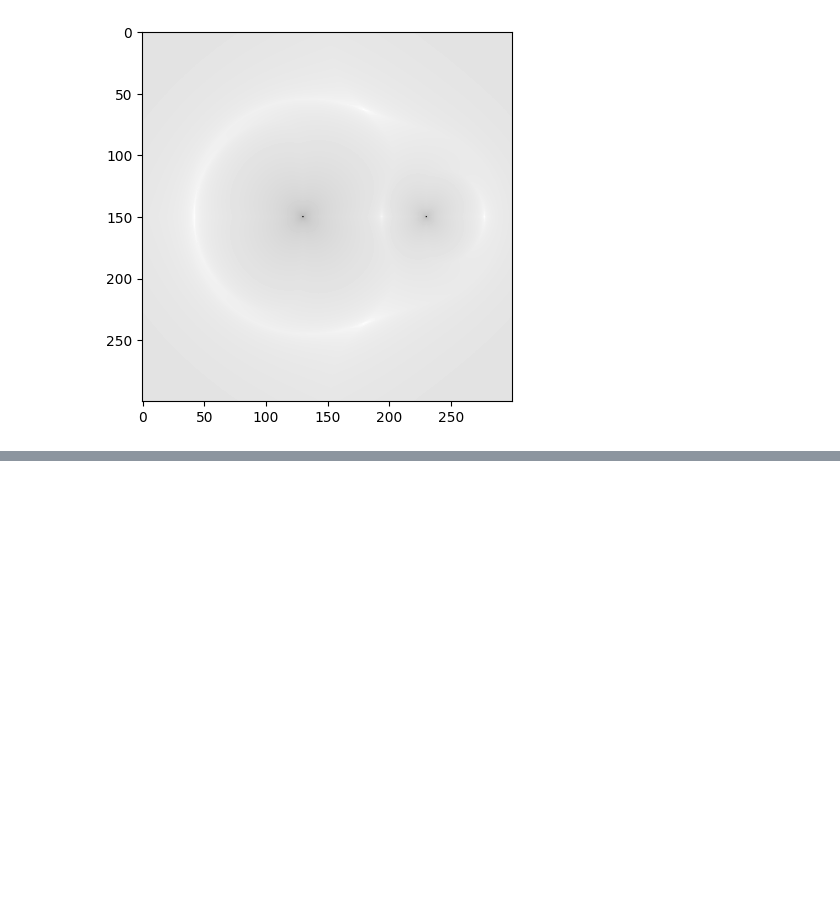
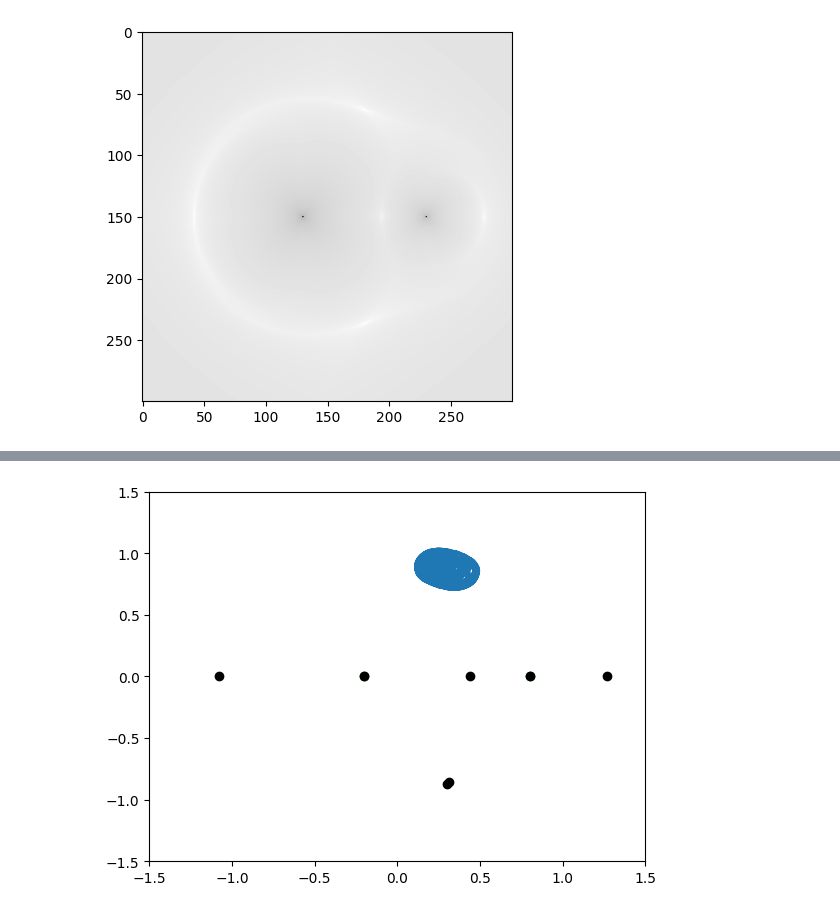
Before and after one commit to ZhizhchenkoA/Mechanic_Project, a Jupyter notebook: Z.ipynb, the cells around one changed output, grey strips where cells are left out. Cells and saved outputs as stored; diff of their text form; code cells hidden in the pictures; blank space fills up the shorter version.

```diff
--- a/Z.ipynb
+++ b/Z.ipynb
@@ -101,0 +122,4 @@ plt.show()
+# %%
+L4 = move(L_x[3], L_y[3], px=-1, py=0, t=1000000)
+# %% [output]
+[figure, added]
```
Also changed, not shown: parts of 9 cells of this notebook.
